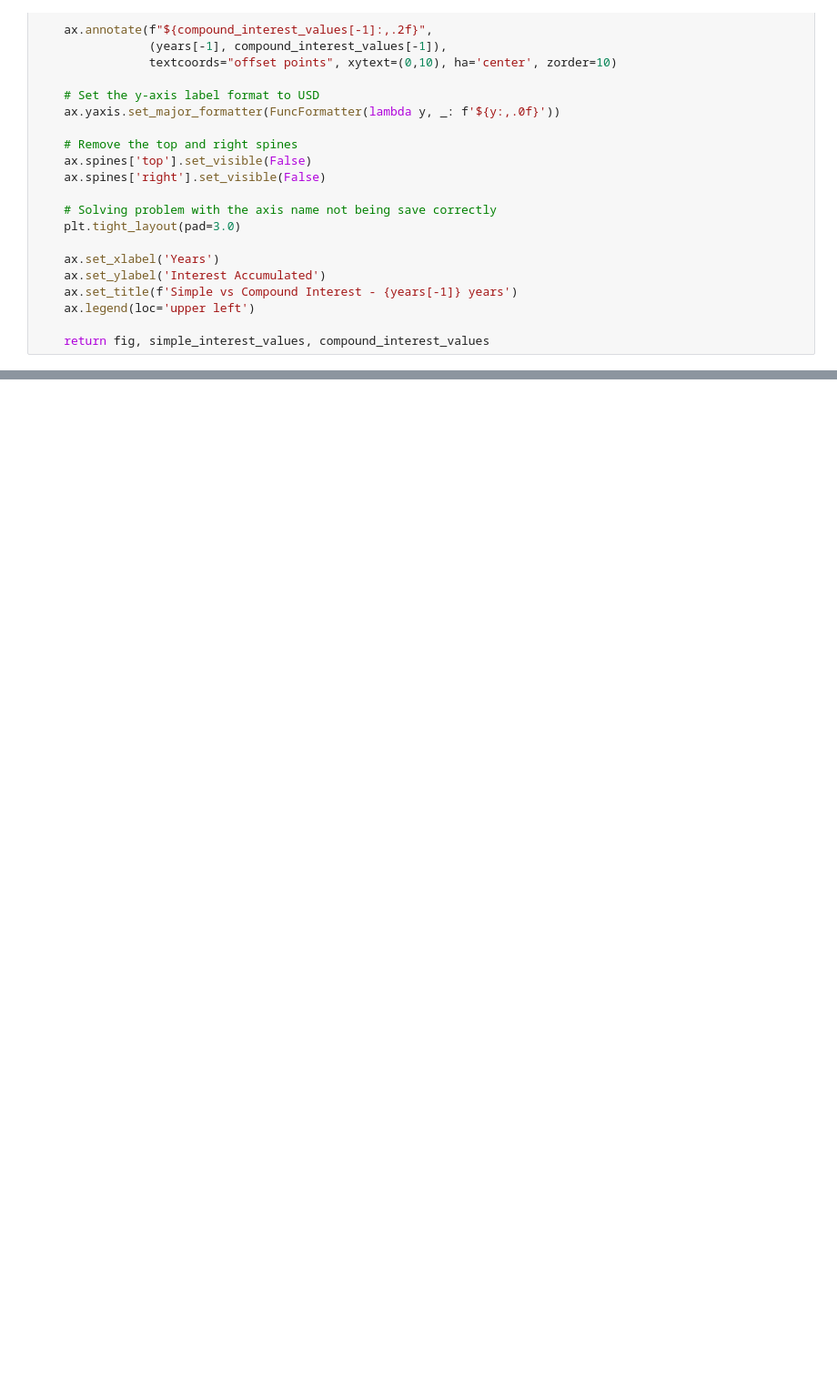
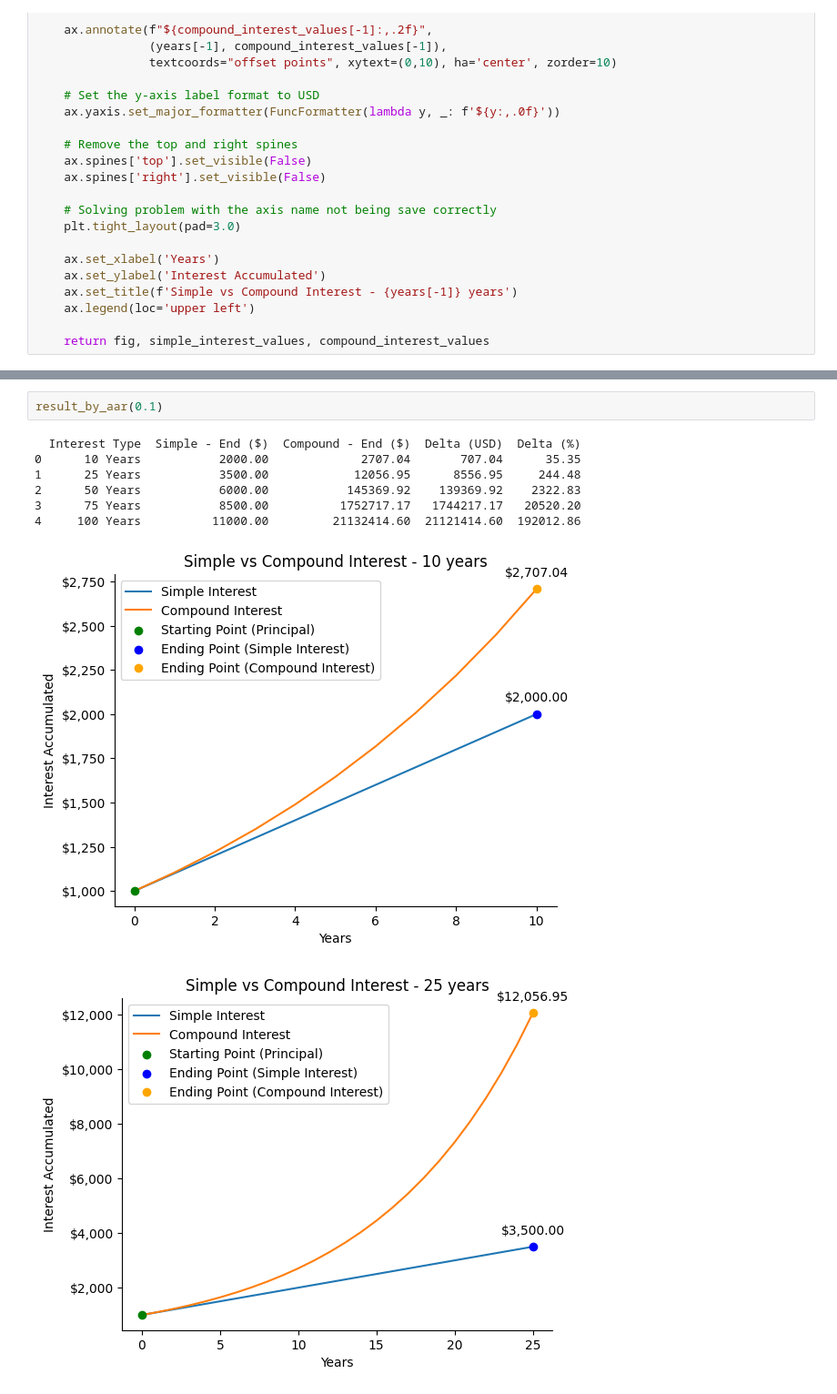
Before and after one commit to francesco-foresti/Compound-Interest-and-Simple-Interest-when-it-make-an-impact, a Jupyter notebook: main.ipynb, the cells around one changed output, grey strips where cells are left out. Shown at 91% size. Cells and saved outputs as stored; diff of their text form; blank space fills up the shorter version.

```diff
--- a/main.ipynb
+++ b/main.ipynb
@@ -111,0 +140,11 @@ print(df)
+# %%
+result_by_aar(0.1)
+# %% [output]
+  Interest Type  Simple - End ($)  Compound - End ($)  Delta (USD)  Delta (%)
+0      10 Years           2000.00             2707.04       707.04      35.35
+1      25 Years           3500.00            12056.95      8556.95     244.48
+2      50 Years           6000.00           145369.92    139369.92    2322.83
+3      75 Years           8500.00          1752717.17   1744217.17   20520.20
+4     100 Years          11000.00         21132414.60  21121414.60  192012.86
+[figure, added]
+[figure, added]
```
Also changed, not shown: parts of 7 cells of this notebook, 5 other files.
